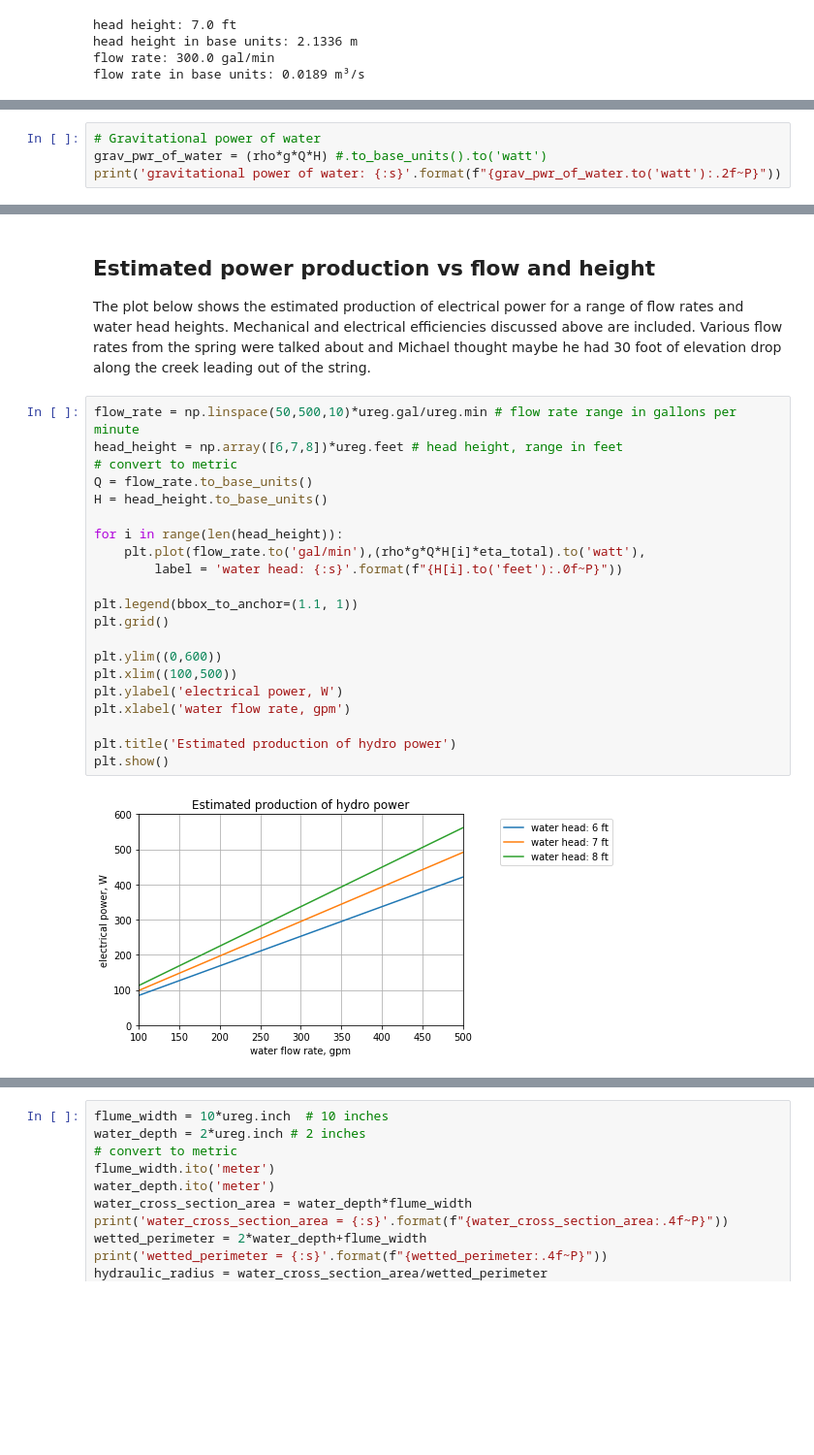
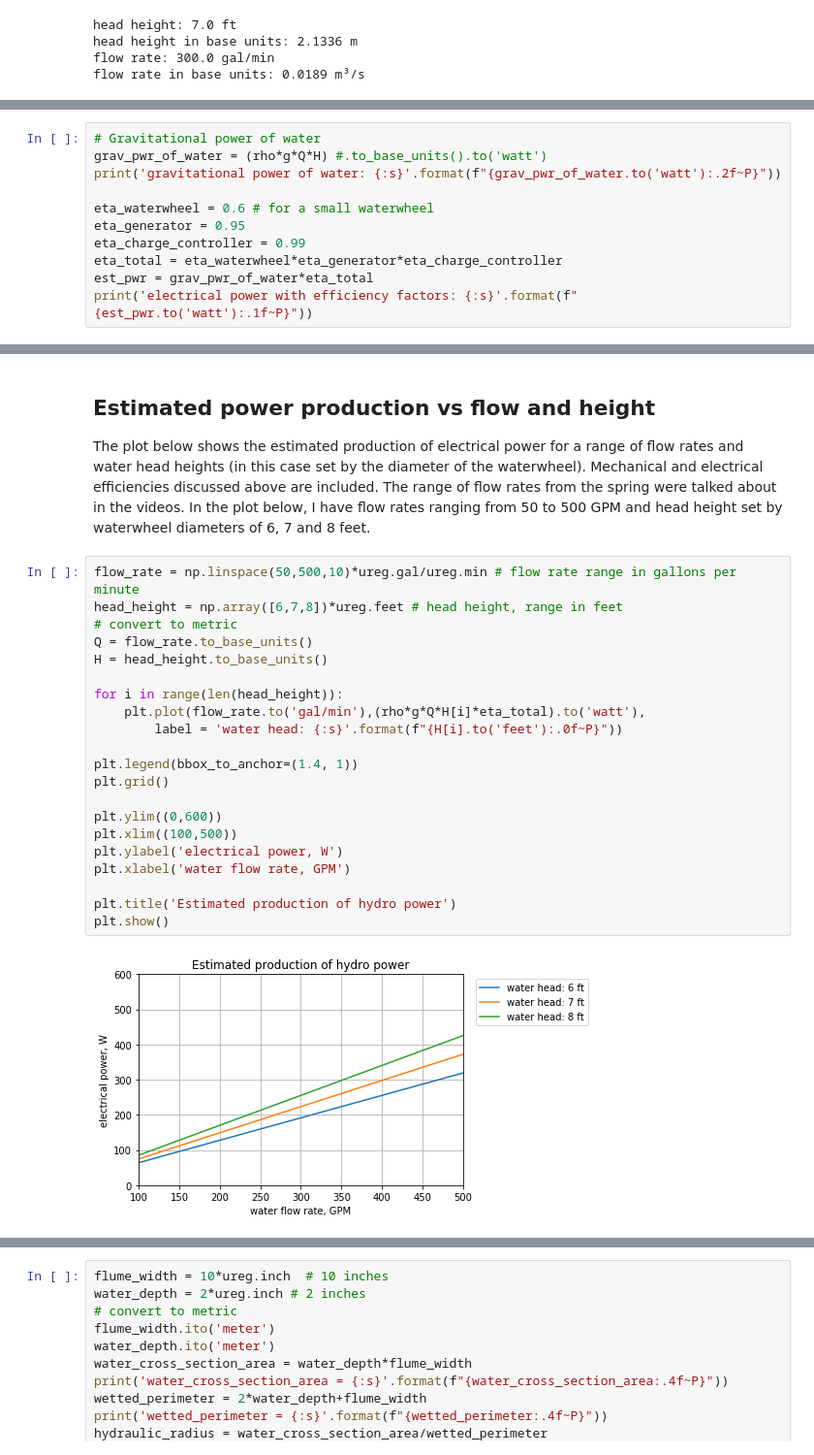
Before and after one commit to Tiburonboy/EE_jupyter_notebooks, a Jupyter notebook: Overshot waterwheel hydroelectric power system analysis/Overshot waterwheel hydroelectric power system analysis.ipynb, the cells around one changed output, grey strips where cells are left out. Shown at 97% size. Drawn from its saved outputs; the diff is of its cells as text; blank space fills up the shorter version.

```diff
--- a/Overshot waterwheel hydroelectric power system analysis/Overshot waterwheel hydroelectric power system analysis.ipynb
+++ b/Overshot waterwheel hydroelectric power system analysis/Overshot waterwheel hydroelectric power system analysis.ipynb
@@ -337,5 +249,12 @@ flow rate in base units: 0.0189 m³/s
 # Gravitational power of water
 grav_pwr_of_water = (rho*g*Q*H) #.to_base_units().to('watt')
 print('gravitational power of water: {:s}'.format(f"{grav_pwr_of_water.to('watt'):.2f~P}"))
+
+eta_waterwheel = 0.6 # for a small waterwheel
+eta_generator = 0.95
+eta_charge_controller = 0.99
+eta_total = eta_waterwheel*eta_generator*eta_charge_controller
+est_pwr = grav_pwr_of_water*eta_total
+print('electrical power with efficiency factors: {:s}'.format(f"{est_pwr.to('watt'):.1f~P}"))
 # %% [output]
 gravitational power of water: 395.92 W
@@ -374,26 +266,26 @@ The calculations above provide an indication of the power the hydro system is ca
 # %% [markdown]
 ## Estimated power production vs flow and height
-The plot below shows the estimated production of electrical power for a range of flow rates and water head heights. Mechanical and electrical efficiencies discussed above are included. Various flow rates from the spring were talked about and Michael thought maybe he had 30 foot of elevation drop along the creek leading out of the string.
+The plot below shows the estimated production of electrical power for a range of flow rates and water head heights (in this case set by the diameter of the waterwheel). Mechanical and electrical efficiencies discussed above are included. The range of flow rates from the spring were talked about in the videos. In the plot below, I have flow rates ranging from 50 to 500 GPM and head height set by waterwheel diameters of 6, 7 and 8 feet.
 # %%
 flow_rate = np.linspace(50,500,10)*ureg.gal/ureg.min # flow rate range in gallons per minute
 head_height = np.array([6,7,8])*ureg.feet # head height, range in feet
 # convert to metric
 Q = flow_rate.to_base_units()
 H = head_height.to_base_units()
 
 for i in range(len(head_height)):
     plt.plot(flow_rate.to('gal/min'),(rho*g*Q*H[i]*eta_total).to('watt'),
         label = 'water head: {:s}'.format(f"{H[i].to('feet'):.0f~P}"))
 
-plt.legend(bbox_to_anchor=(1.1, 1))
+plt.legend(bbox_to_anchor=(1.4, 1))
 plt.grid()
 
 plt.ylim((0,600))
 plt.xlim((100,500))
 plt.ylabel('electrical power, W')
-plt.xlabel('water flow rate, gpm')
+plt.xlabel('water flow rate, GPM')
 
 plt.title('Estimated production of hydro power')
 plt.show()
 # %% [output]
-[figure, old version]
+[figure, new version]
```
Also changed, not shown: parts of 93 cells of this notebook.
